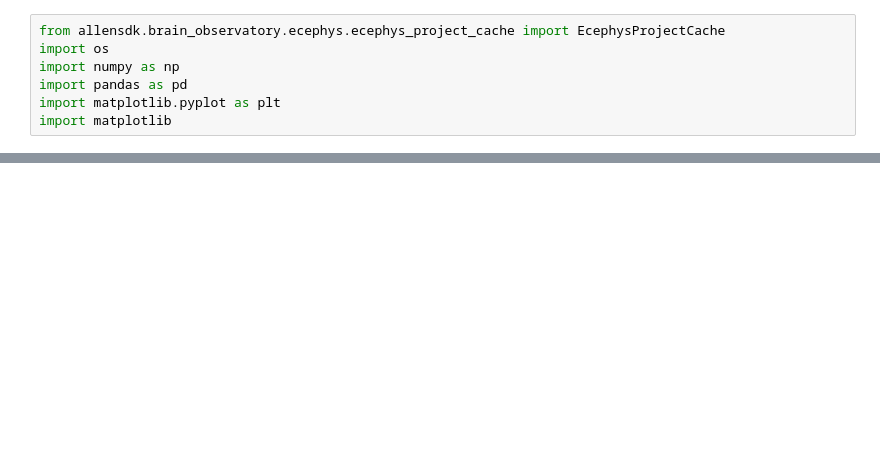
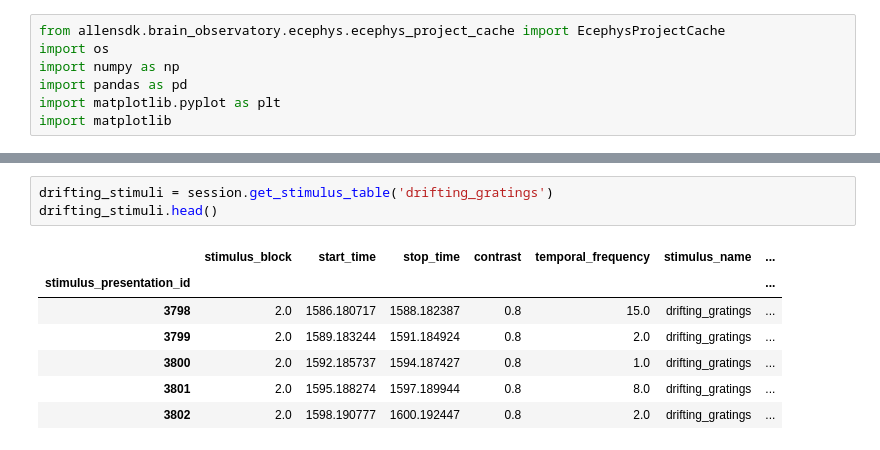
Before and after one commit to FilippoRonzino/mathematical-modelling-for-neuroscience, a Jupyter notebook: import_data.ipynb, the cells around one changed output, grey strips where cells are left out. Drawn from its saved outputs; the diff is of its cells as text; blank space fills up the shorter version.

```diff
--- a/import_data.ipynb
+++ b/import_data.ipynb
@@ -119,0 +136,11 @@ static_dataset.to_parquet(f'ourdata/static_dataset_session_{session}.parquet')
+# %%
+drifting_stimuli = session.get_stimulus_table('drifting_gratings')
+drifting_stimuli.head()
+# %% [output]
+|  | stimulus_block | start_time | stop_time | contrast | temporal_frequency | stimulus_name | ... |
+| stimulus_presentation_id |  |  |  |  |  |  | ... |
+| 3798 | 2.0 | 1586.180717 | 1588.182387 | 0.8 | 15.0 | drifting_gratings | ... |
+| 3799 | 2.0 | 1589.183244 | 1591.184924 | 0.8 | 2.0 | drifting_gratings | ... |
+| 3800 | 2.0 | 1592.185737 | 1594.187427 | 0.8 | 1.0 | drifting_gratings | ... |
+| 3801 | 2.0 | 1595.188274 | 1597.189944 | 0.8 | 8.0 | drifting_gratings | ... |
+| 3802 | 2.0 | 1598.190777 | 1600.192447 | 0.8 | 2.0 | drifting_gratings | ... |
```
Also changed, not shown: parts of 35 cells of this notebook.
